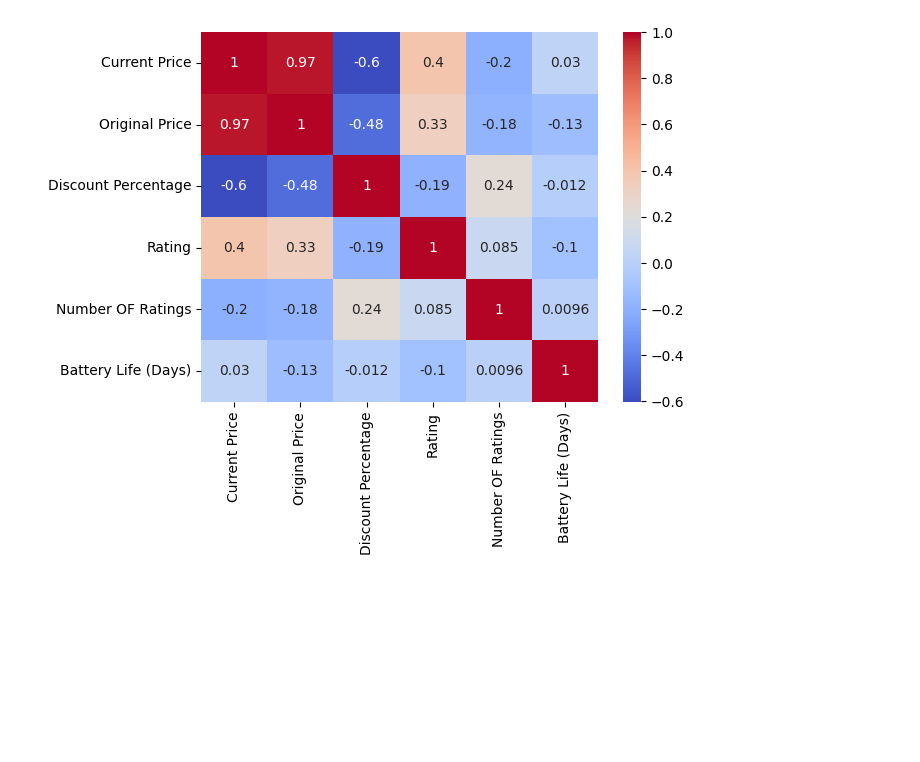
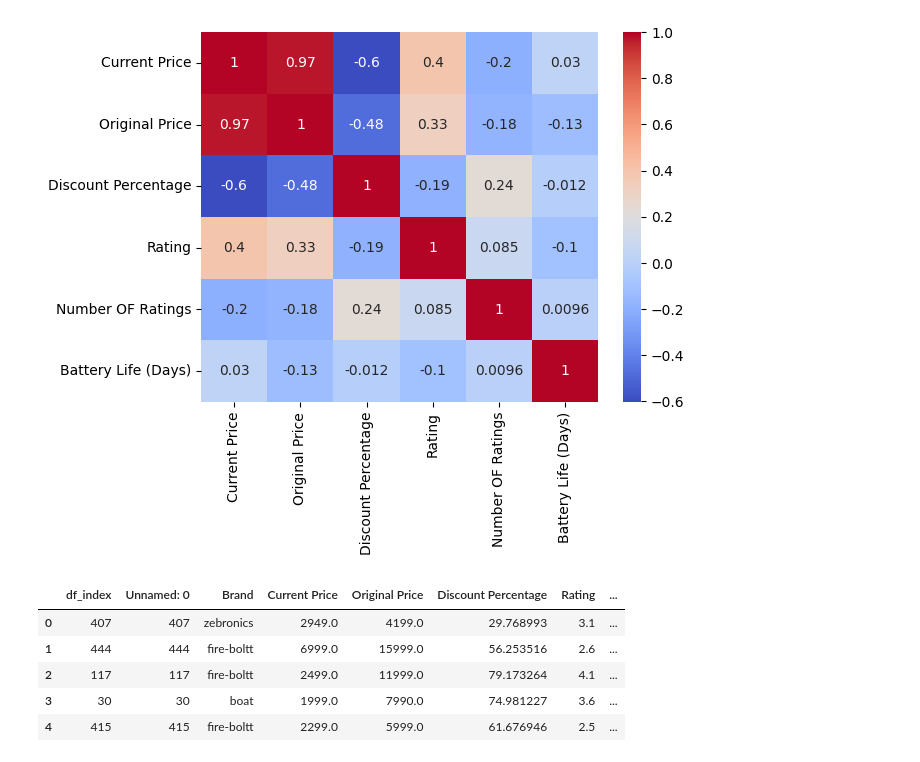
Before and after one commit to sukriti-waani/Machine-Learning, a Jupyter notebook: 2-Linear_Regression/2.8-Project_Fitness_Trackers/main.ipynb, the cells around one changed output. Drawn from its saved outputs; the diff is of its cells as text; code cells hidden in the pictures; blank space fills up the shorter version.

```diff
--- a/2-Linear_Regression/2.8-Project_Fitness_Trackers/main.ipynb
+++ b/2-Linear_Regression/2.8-Project_Fitness_Trackers/main.ipynb
@@ -275,3 +275,12 @@ sns.heatmap(train_df[numerical_data].corr(), annot=True, cmap='coolwarm')
 plt.show()
 # %% [output]
 [figure]
+# %%
+train_df.head()
+# %% [output]
+|  | df_index | Unnamed: 0 | Brand | Current Price | Original Price | Discount Percentage | Rating | ... |
+| 0 | 407 | 407 | zebronics | 2949.0 | 4199.0 | 29.768993 | 3.1 | ... |
+| 1 | 444 | 444 | fire-boltt | 6999.0 | 15999.0 | 56.253516 | 2.6 | ... |
+| 2 | 117 | 117 | fire-boltt | 2499.0 | 11999.0 | 79.173264 | 4.1 | ... |
+| 3 | 30 | 30 | boat | 1999.0 | 7990.0 | 74.981227 | 3.6 | ... |
+| 4 | 415 | 415 | fire-boltt | 2299.0 | 5999.0 | 61.676946 | 2.5 | ... |
```
Also changed, not shown: parts of 40 cells of this notebook.
